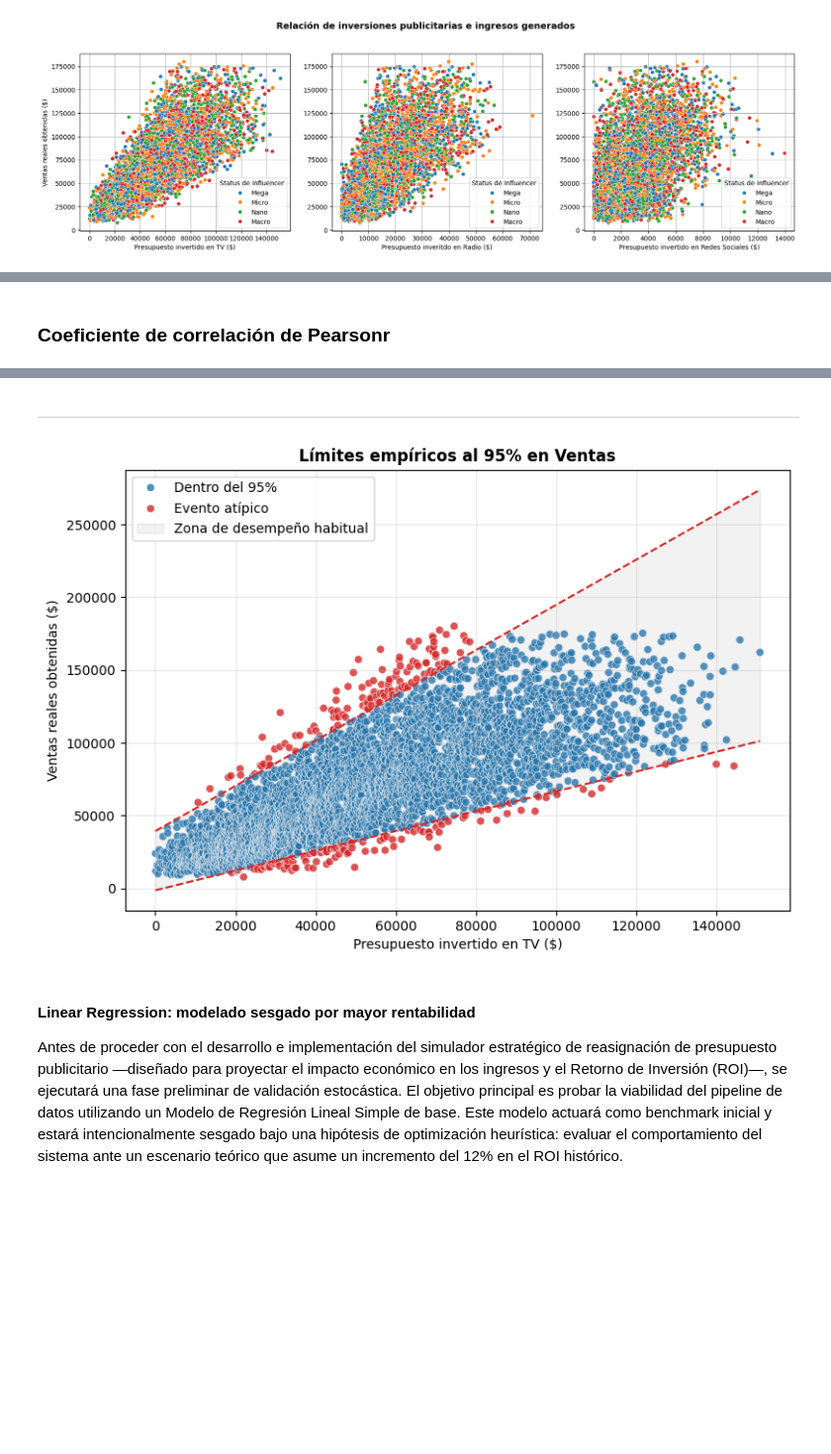
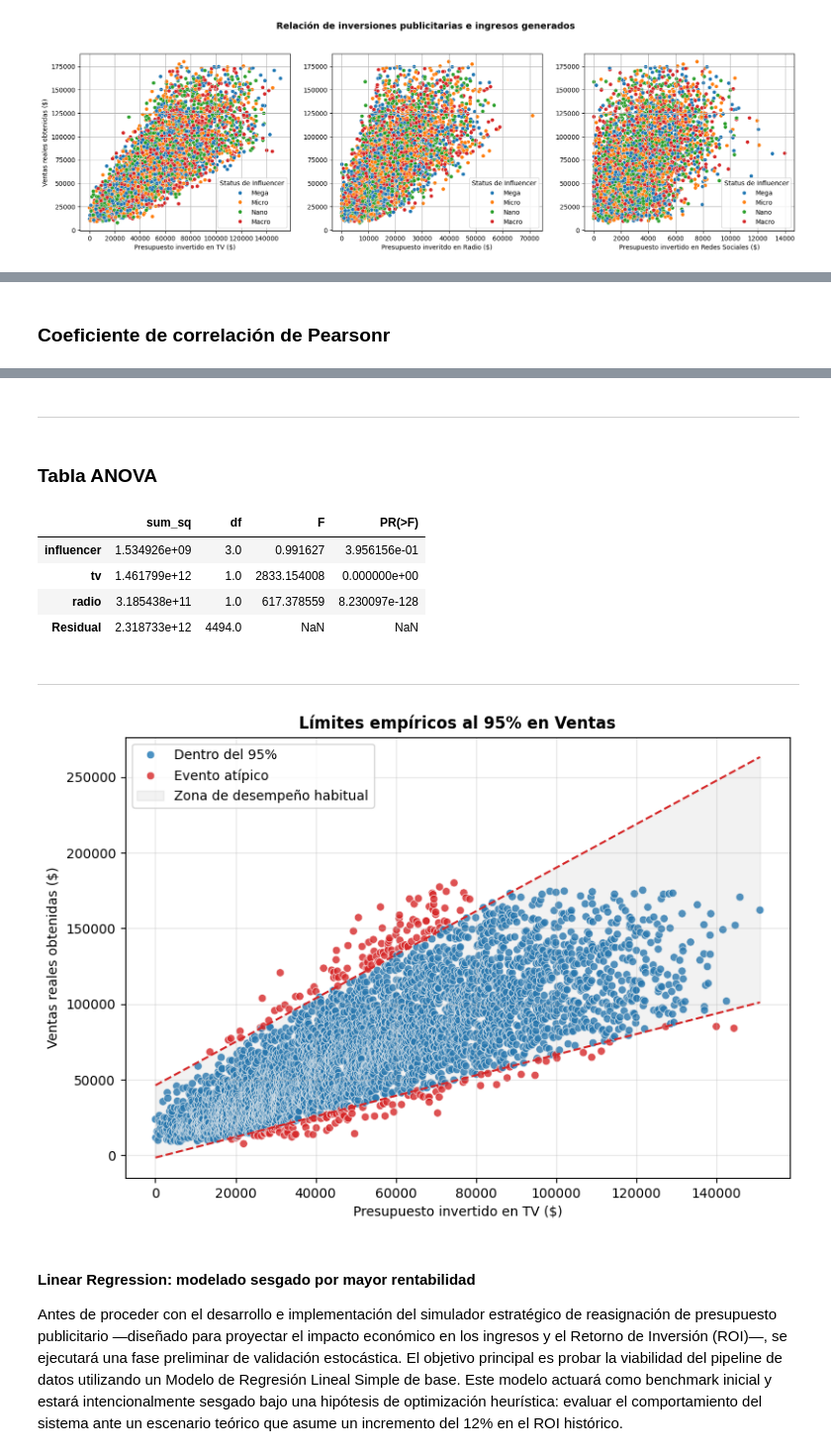
Before and after one commit to genagithub/proyecto-2, a Jupyter notebook: proyecto_2_mmm_product.ipynb, the cells around one changed output, grey strips where cells are left out. Shown at 99% size. Saved outputs shown, nothing was run; the diff lists cells and outputs as text; code cells hidden in the pictures; blank space fills up the shorter version.

```diff
--- a/proyecto_2_mmm_product.ipynb
+++ b/proyecto_2_mmm_product.ipynb
@@ -7,16 +7,18 @@ import seaborn as sns
 from plotly.subplots import make_subplots
 import plotly.express as px
 import plotly.graph_objects as go
-import dash
-from dash import html, dcc
-from dash.dependencies import Input, Output
+# import dash
+# from dash import html, dcc
+# from dash.dependencies import Input, Output
+import scipy.stats as stats
+import statsmodels.api as sm
 import statsmodels.formula.api as smf
 from scipy.stats import pearsonr, shapiro
 from sklearn.metrics import r2_score, mean_squared_error
 from sklearn.linear_model import LinearRegression
 
 
-df = pd.read_csv("data/advertising_and_sales.csv", index_col="id")
+df = pd.read_csv("/content/advertising_and_sales.csv", index_col="id")
 
 display(Markdown("### Descripción estadística"))
 display(df.describe())
@@ -102,15 +106,25 @@ Seguidamente se explorará el comportamiento de los datos donde el objetivo es d
 corr_tv, _ = pearsonr(df["tv"], df["sales"])
 corr_radio, _ = pearsonr(df["radio"], df["sales"])
 
+df_z = df[["sales","tv","radio"]].apply(stats.zscore)
+model = smf.ols("sales ~ tv + radio", data=df_z).fit()
+b1, b2 = model.params.iloc[1], model.params.iloc[2]
+
 data = {
-   "TV": [round(corr_tv, 2)],
-   "Radio": [round(corr_radio, 2)]
+   "TV": [round(corr_tv, 2), b1],
+   "Radio": [round(corr_radio, 2), b2]
 }
 
-df_measures  = pd.DataFrame(data, index=["𝑟 (sales)"])
+df_measures  = pd.DataFrame(data, index=["𝑟 (sales)", "β (Z score)"])
 
 display(Markdown("### Coeficiente de correlación de Pearsonr"))
 display(df_measures)
+display(Markdown("-" * 80))
+
+model2 = smf.ols("sales ~ tv + radio + influencer", data=df).fit()
+table_anova = sm.stats.anova_lm(model2, typ=2)
+display(Markdown("### Tabla ANOVA"))
+display(table_anova)
 display(Markdown("-" * 80))
 
 x_data = df["tv"]
@@ -145,5 +160,12 @@ plt.show()
 --------------------------------------------------------------------------------
+### Tabla ANOVA
+|  | sum_sq | df | F | PR(>F) |
+| influencer | 1.534926e+09 | 3.0 | 0.991627 | 3.956156e-01 |
+| tv | 1.461799e+12 | 1.0 | 2833.154008 | 0.000000e+00 |
+| radio | 3.185438e+11 | 1.0 | 617.378559 | 8.230097e-128 |
+| Residual | 2.318733e+12 | 4494.0 | NaN | NaN |
+--------------------------------------------------------------------------------
-[figure, old version]
+[figure, new version]
 # %% [markdown]
 #### Linear Regression: modelado sesgado por mayor rentabilidad
 Antes de proceder con el desarrollo e implementación del simulador estratégico de reasignación de presupuesto publicitario —diseñado para proyectar el impacto económico en los ingresos y el Retorno de Inversión (ROI)—, se ejecutará una fase preliminar de validación estocástica. El objetivo principal es probar la viabilidad del pipeline de datos utilizando un Modelo de Regresión Lineal Simple de base. Este modelo actuará como benchmark inicial y estará intencionalmente sesgado bajo una hipótesis de optimización heurística: evaluar el comportamiento del sistema ante un escenario teórico que asume un incremento del 12% en el ROI histórico.
```
Also changed, not shown: parts of 2 cells of this notebook.
